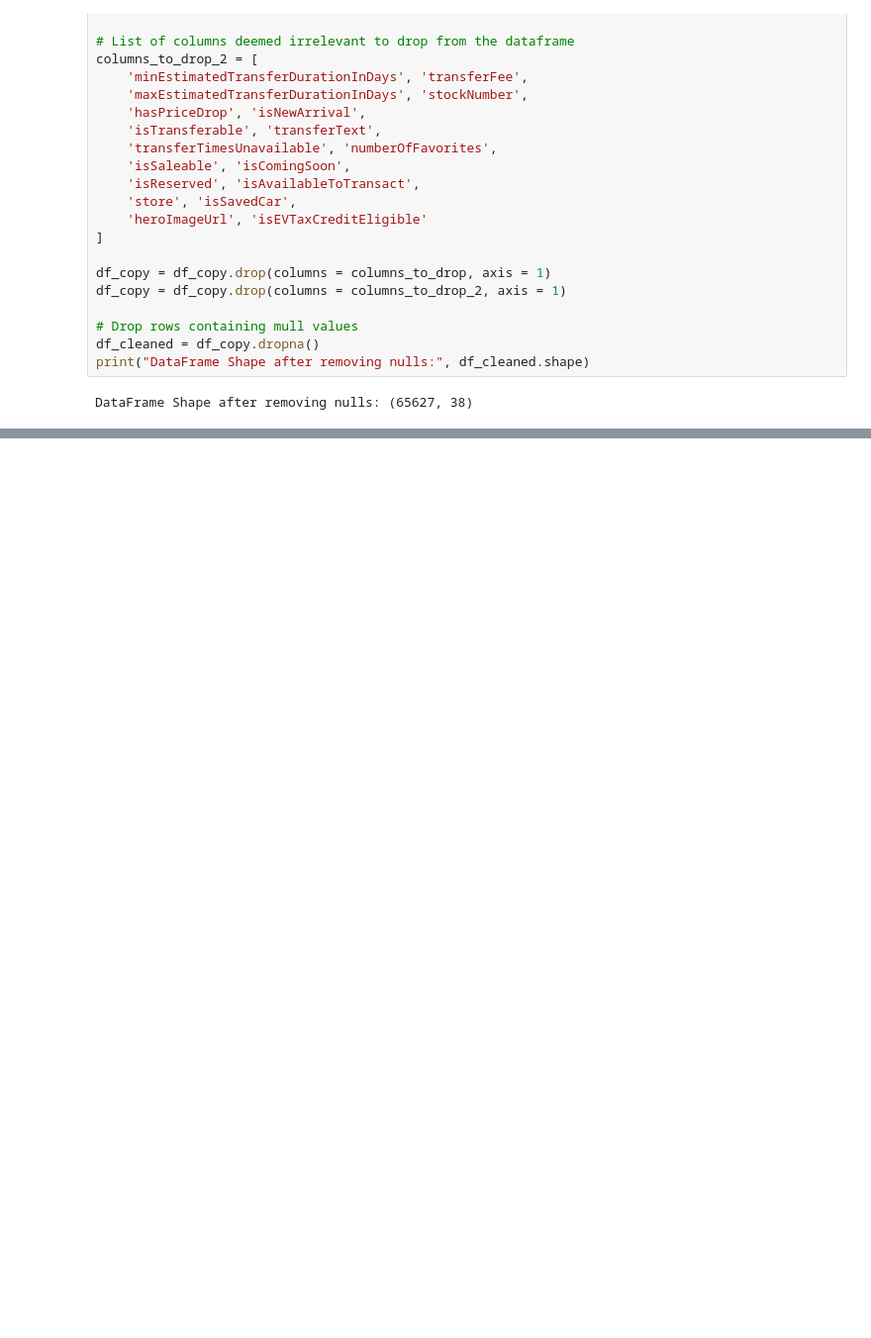
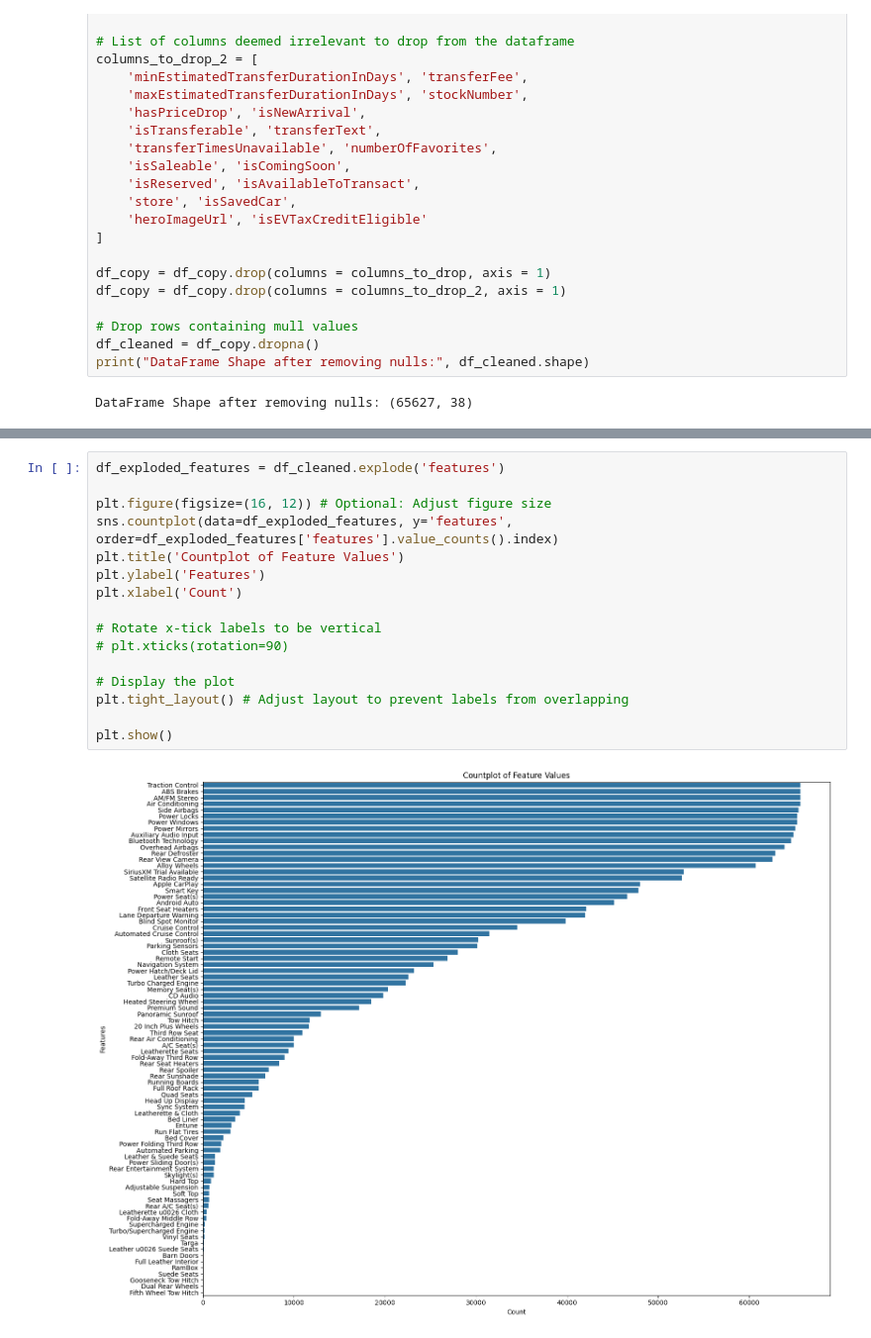
Before and after one commit to demyasa/Predictive-Analysis-of-Car-Trade-In-Values, a Jupyter notebook: EDA.ipynb, the cells around one changed output, grey strips where cells are left out. Shown at 99% size. Cells and saved outputs as stored; diff of their text form; blank space fills up the shorter version.

Commit message:
Create countplots of features, engineSize, and transferType

```diff
--- a/EDA.ipynb
+++ b/EDA.ipynb
@@ -184,0 +190,18 @@ DataFrame Shape after removing nulls: (65627, 38)
+# %%
+df_exploded_features = df_cleaned.explode('features')
+
+plt.figure(figsize=(16, 12)) # Optional: Adjust figure size
+sns.countplot(data=df_exploded_features, y='features', order=df_exploded_features['features'].value_counts().index)
+plt.title('Countplot of Feature Values')
+plt.ylabel('Features')
+plt.xlabel('Count')
+
+# Rotate x-tick labels to be vertical
+# plt.xticks(rotation=90)
+
+# Display the plot
+plt.tight_layout() # Adjust layout to prevent labels from overlapping
+
+plt.show()
+# %% [output]
+[figure, added]
```
Also changed, not shown: parts of 6 cells of this notebook.
